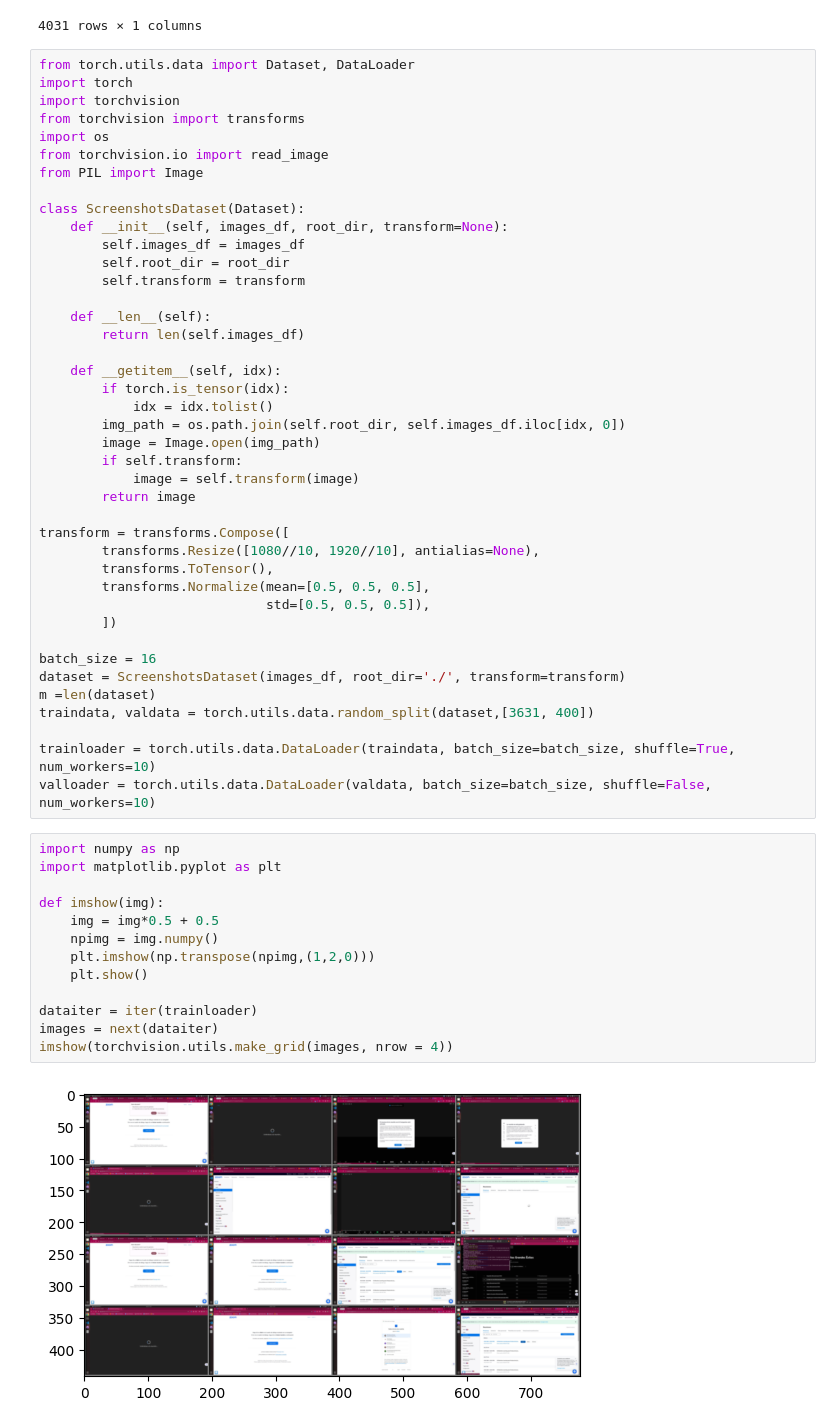
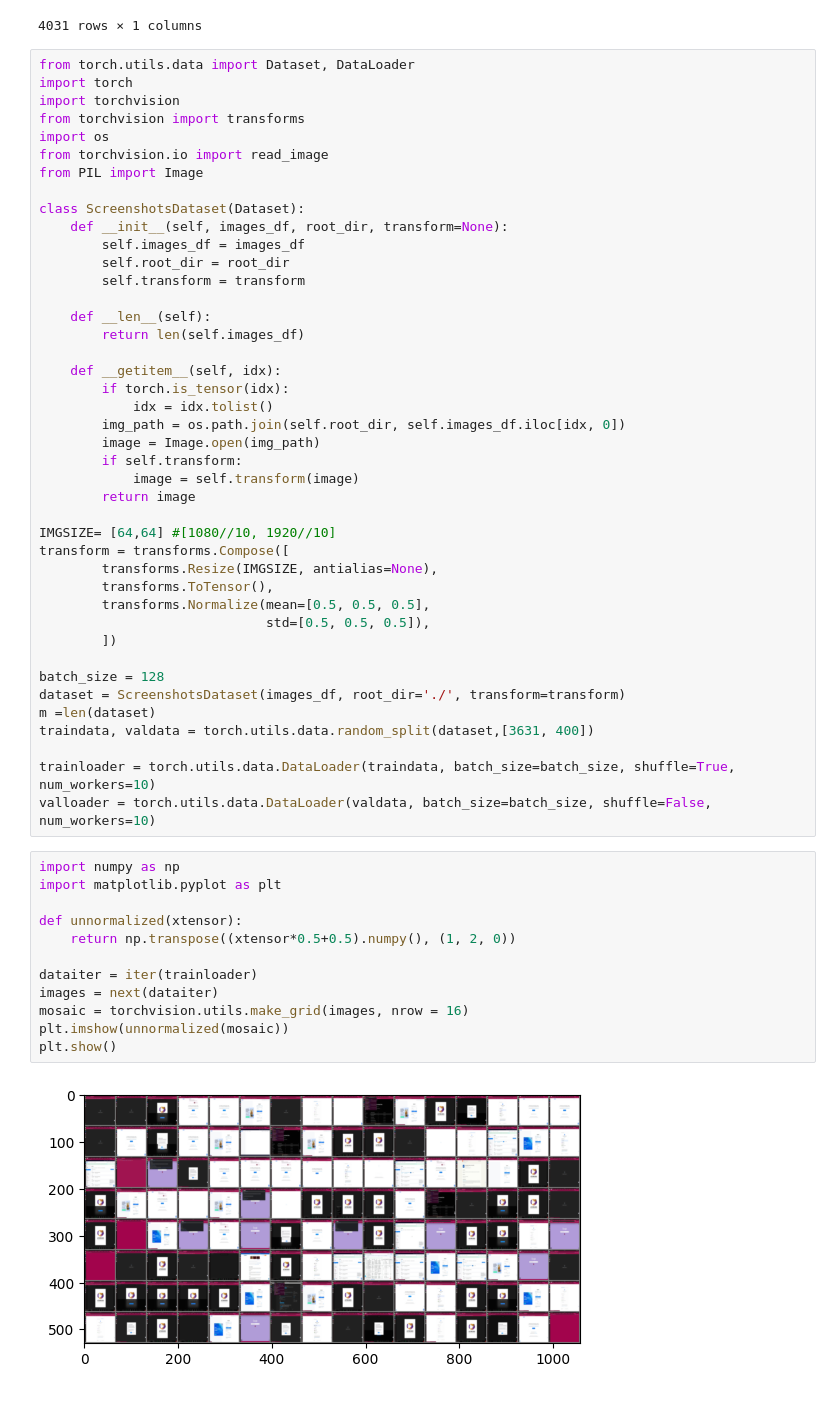
Before and after one commit to ezamorag/monitorpc, a Jupyter notebook: vae-pc.ipynb, the cells around one changed output. Cells and saved outputs as stored; diff of their text form.

```diff
--- a/vae-pc.ipynb
+++ b/vae-pc.ipynb
@@ -50,14 +54,15 @@ class ScreenshotsDataset(Dataset):
             image = self.transform(image)
         return image
 
+IMGSIZE= [64,64] #[1080//10, 1920//10]
 transform = transforms.Compose([
-        transforms.Resize([1080//10, 1920//10], antialias=None),
+        transforms.Resize(IMGSIZE, antialias=None),
         transforms.ToTensor(),
         transforms.Normalize(mean=[0.5, 0.5, 0.5],
                              std=[0.5, 0.5, 0.5]),
         ])
 
-batch_size = 16
+batch_size = 128
 dataset = ScreenshotsDataset(images_df, root_dir='./', transform=transform)
 m =len(dataset)
 traindata, valdata = torch.utils.data.random_split(dataset,[3631, 400])
@@ -67,15 +72,14 @@ valloader = torch.utils.data.DataLoader(valdata, batch_size=batch_size, shuffle=
 # %%
 import numpy as np
 import matplotlib.pyplot as plt
 
-def imshow(img):
-    img = img*0.5 + 0.5
-    npimg = img.numpy()
-    plt.imshow(np.transpose(npimg,(1,2,0)))
-    plt.show()
+def unnormalized(xtensor):
+    return np.transpose((xtensor*0.5+0.5).numpy(), (1, 2, 0))
 
 dataiter = iter(trainloader)
 images = next(dataiter)
-imshow(torchvision.utils.make_grid(images, nrow = 4))
+mosaic = torchvision.utils.make_grid(images, nrow = 16)
+plt.imshow(unnormalized(mosaic))
+plt.show()
 # %% [output]
-[figure, old version]
+[figure, new version]
```
Also changed, not shown: parts of 11 cells of this notebook, 1 other file.
